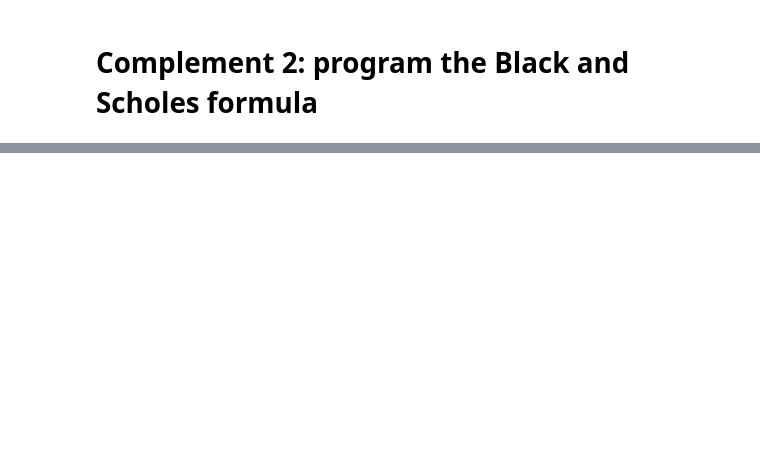
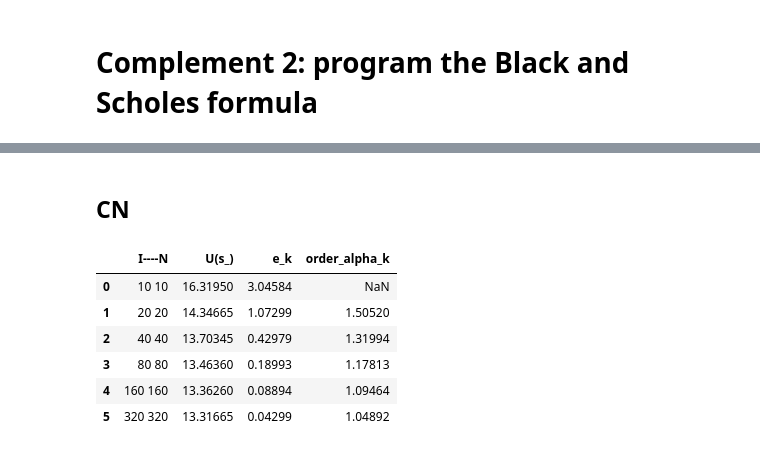
Before and after one commit to SHAO-Nuoya/EDP-in-Finance, a Jupyter notebook: TP1.ipynb, the cells around one changed output, grey strips where cells are left out. Drawn from its saved outputs; the diff is of its cells as text; code cells hidden in the pictures; blank space fills up the shorter version.

```diff
--- a/TP1.ipynb
+++ b/TP1.ipynb
@@ -606,0 +703,34 @@ ValueError: cannot reshape array of size 10000 into shape (100,1)
+# %% [markdown]
+## CN
+# %%
+values = [10, 20, 40, 80, 160, 320]
+s_ = 80
+hs = []
+
+dictionary = dic()
+dictionary['order_alpha_k'].append(None)
+
+for i in range(len(values)):
+    N = I = values[i]
+    bs = BS(N=N, I=I)
+    U_s = P1(s_, bs, 'CN')
+    hs.append(bs.h)
+    dictionary['I----N'].append('{} {}'.format(N, I))
+    dictionary['U(s_)'].append(U_s)
+    dictionary['e_k'].append(dictionary['U(s_)'][i] - BS_theo(s_, bs.K, bs.sigma, bs.r, bs.T))
+    if i > 0:
+        e_k_1, e_k = dictionary['e_k'][i - 1:i + 1]
+        h_k_1, h_k = hs[i - 1:i + 1]
+        dictionary['order_alpha_k'].append(
+            get_order_alpha(e_k_1, e_k, h_k_1, h_k))
+
+df = pd.DataFrame.from_dict(dictionary)
+df.round(5)
+# %% [output]
+|  | I----N | U(s_) | e_k | order_alpha_k |
+| 0 | 10 10 | 16.31950 | 3.04584 | NaN |
+| 1 | 20 20 | 14.34665 | 1.07299 | 1.50520 |
+| 2 | 40 40 | 13.70345 | 0.42979 | 1.31994 |
+| 3 | 80 80 | 13.46360 | 0.18993 | 1.17813 |
+| 4 | 160 160 | 13.36260 | 0.08894 | 1.09464 |
+| 5 | 320 320 | 13.31665 | 0.04299 | 1.04892 |
```
Also changed, not shown: parts of 22 cells of this notebook.
